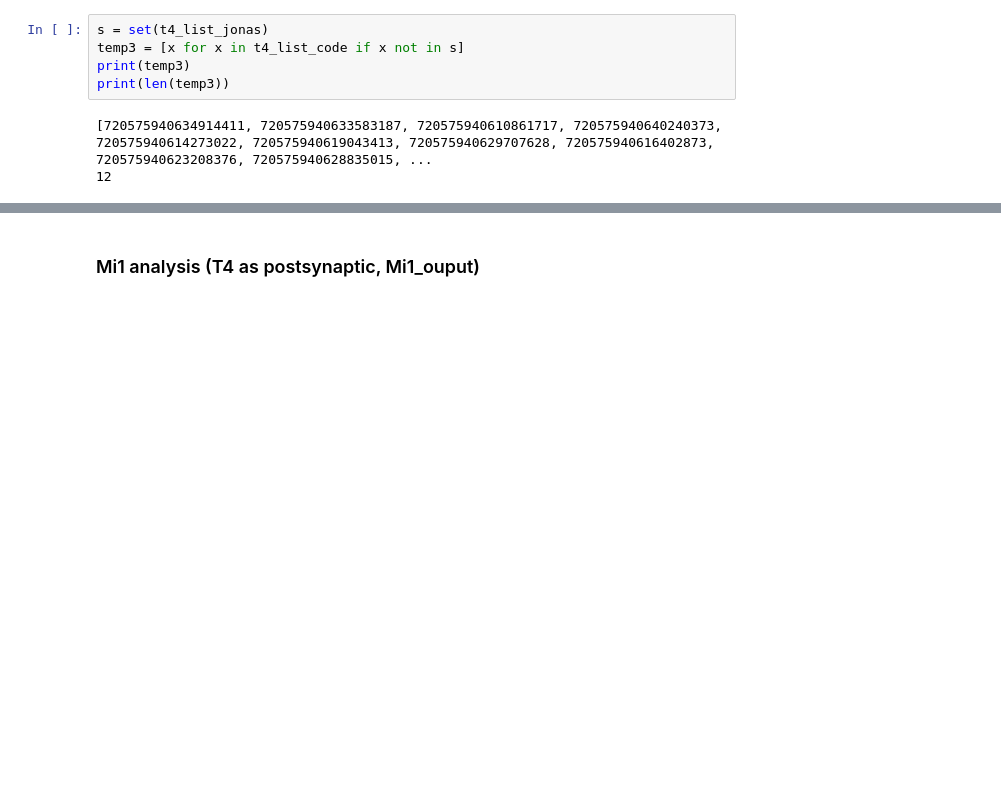
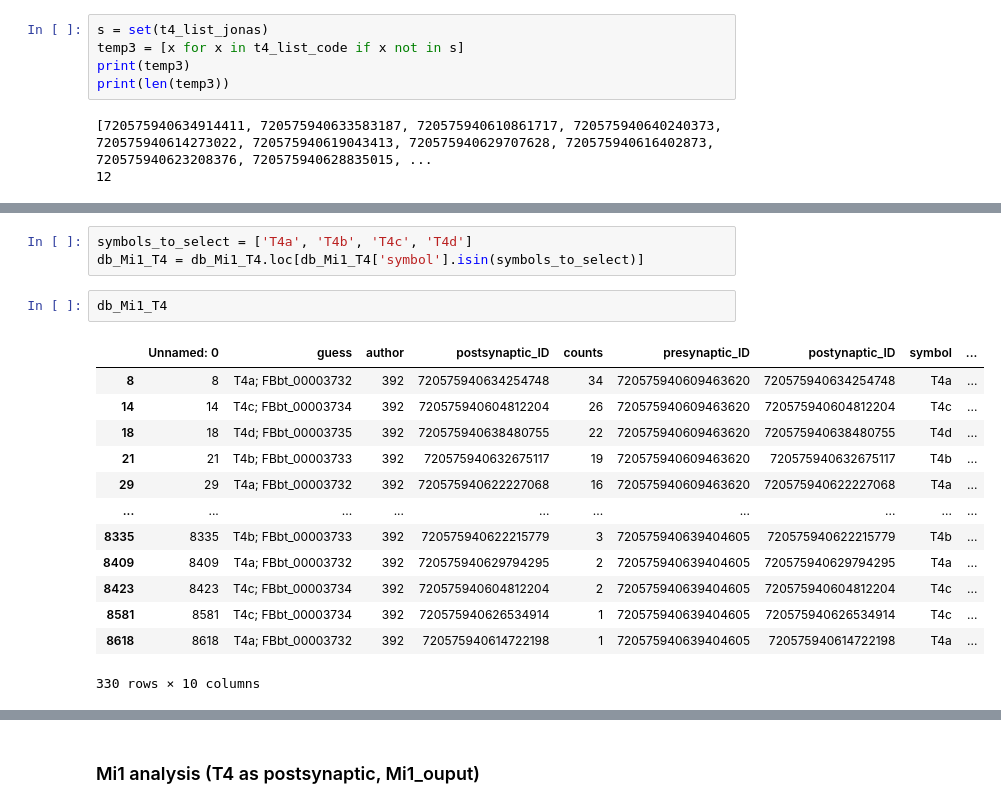
Before and after one commit to mariaioan/T4-connectome-analysis, a Jupyter notebook: proofreading-tables/maria_data_analysis.ipynb, the cells around one changed output, grey strips where cells are left out. Saved outputs shown, nothing was run; the diff lists cells and outputs as text; blank space fills up the shorter version.

```diff
--- a/proofreading-tables/maria_data_analysis.ipynb
+++ b/proofreading-tables/maria_data_analysis.ipynb
@@ -819,0 +838,19 @@ print(len(temp3))
+# %%
+symbols_to_select = ['T4a', 'T4b', 'T4c', 'T4d']
+db_Mi1_T4 = db_Mi1_T4.loc[db_Mi1_T4['symbol'].isin(symbols_to_select)]
+# %%
+db_Mi1_T4
+# %% [output]
+|  | Unnamed: 0 | guess | author | postsynaptic_ID | counts | presynaptic_ID | postynaptic_ID | symbol | ... |
+| 8 | 8 | T4a; FBbt_00003732 | 392 | 720575940634254748 | 34 | 720575940609463620 | 720575940634254748 | T4a | ... |
+| 14 | 14 | T4c; FBbt_00003734 | 392 | 720575940604812204 | 26 | 720575940609463620 | 720575940604812204 | T4c | ... |
+| 18 | 18 | T4d; FBbt_00003735 | 392 | 720575940638480755 | 22 | 720575940609463620 | 720575940638480755 | T4d | ... |
+| 21 | 21 | T4b; FBbt_00003733 | 392 | 720575940632675117 | 19 | 720575940609463620 | 720575940632675117 | T4b | ... |
+| 29 | 29 | T4a; FBbt_00003732 | 392 | 720575940622227068 | 16 | 720575940609463620 | 720575940622227068 | T4a | ... |
+| ... | ... | ... | ... | ... | ... | ... | ... | ... | ... |
+| 8335 | 8335 | T4b; FBbt_00003733 | 392 | 720575940622215779 | 3 | 720575940639404605 | 720575940622215779 | T4b | ... |
+| 8409 | 8409 | T4a; FBbt_00003732 | 392 | 720575940629794295 | 2 | 720575940639404605 | 720575940629794295 | T4a | ... |
+| 8423 | 8423 | T4c; FBbt_00003734 | 392 | 720575940604812204 | 2 | 720575940639404605 | 720575940604812204 | T4c | ... |
+| 8581 | 8581 | T4c; FBbt_00003734 | 392 | 720575940626534914 | 1 | 720575940639404605 | 720575940626534914 | T4c | ... |
+| 8618 | 8618 | T4a; FBbt_00003732 | 392 | 720575940614722198 | 1 | 720575940639404605 | 720575940614722198 | T4a | ... |
+330 rows × 10 columns
```
Also changed, not shown: parts of 13 cells of this notebook.
